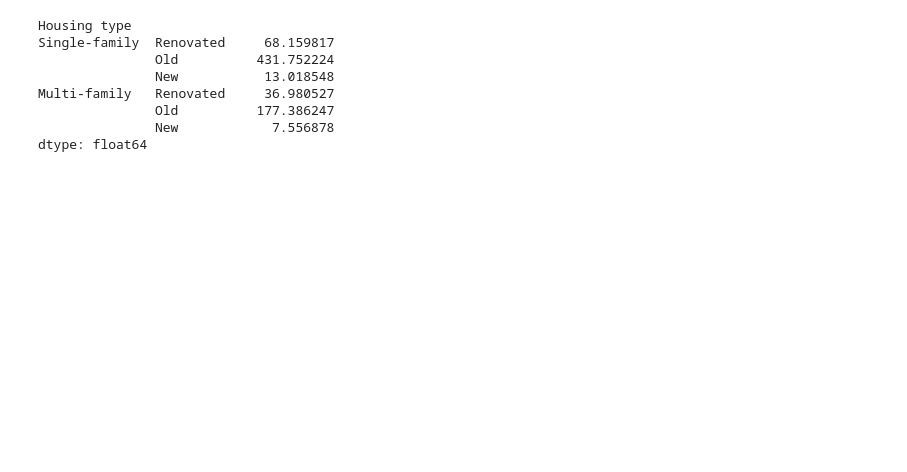
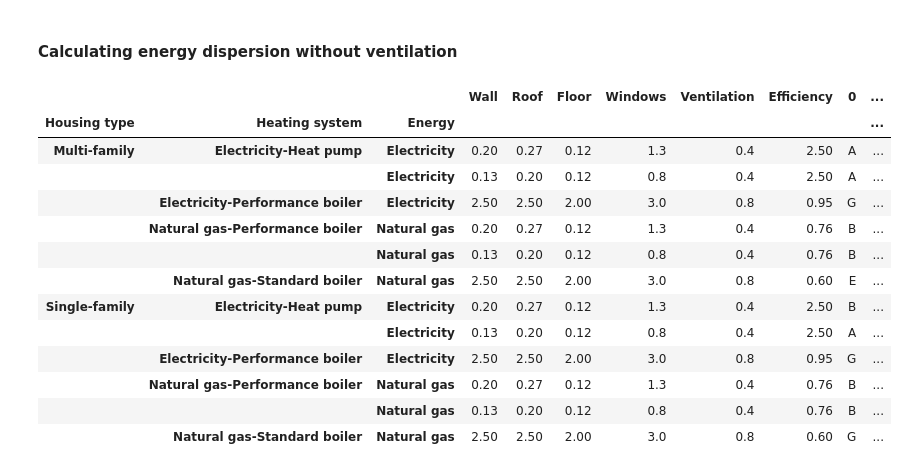
Before and after one commit to CIRED/Res-IRF4, a Jupyter notebook: project/analysis/new_consumption_function.ipynb, the cells around one changed output. Cells and saved outputs as stored; diff of their text form; code cells hidden in the pictures; blank space fills up the shorter version.

```diff
--- a/project/analysis/new_consumption_function.ipynb
+++ b/project/analysis/new_consumption_function.ipynb
@@ -30,0 +27,33 @@ buildings
+# %%
+# Wall, Roof, Floor, Windows, Air rate (ventilation), Heating system
+buildings = {'Worst electricity': [2.5, 2.5, 2, 3, 0.8, 'Electricity-Performance boiler'],
+            'Renovation electricity': [0.2, 0.27, 0.12, 1.3, 0.4, 'Electricity-Heat pump'],
+            'Renovation efficient electricity': [0.13, 0.2, 0.12, 0.8, 0.4, 'Electricity-Heat pump'],
+            'Worst gas': [2.5, 2.5, 2, 3, 0.8, 'Natural gas-Standard boiler'],
+            'Renovation gas': [0.2, 0.27, 0.12, 1.3, 0.4, 'Natural gas-Performance boiler'],
+            'Renovation efficient gas': [0.13, 0.2, 0.12, 0.8, 0.4, 'Natural gas-Performance boiler'],
+            }
+
+replace = {'Electricity-Performance boiler': 0.95,
+           'Electricity-Heat pump': 2.5,
+           'Natural gas-Standard boiler': 0.6,
+          'Natural gas-Performance boiler': 0.76,
+           }
+
+buildings = pd.DataFrame(buildings, index=['Wall', 'Roof', 'Floor', 'Windows', 'Ventilation', 'Heating system']).T
+buildings['Energy'] = buildings['Heating system'].str.split('-').str[0].rename('Energy')
+
+buildings = pd.concat([buildings, buildings], keys=['Single-family', 'Multi-family'], names=['Housing type'])
+#efficiency = pd.Series(envelope.index.get_level_values('Heating system')).replace(replace).set_axis(envelope.index)
+efficiency = buildings['Heating system'].replace(replace).set_axis(buildings.index)
+
+buildings = pd.concat((buildings, efficiency.rename('Efficiency')), axis=1)
+buildings = buildings.set_index(['Heating system', 'Energy'], append=True)
+
+buildings = buildings.droplevel(None)
+buildings = buildings.astype({
+    'Wall': 'float',
+    'Roof': 'float', 'Floor': 'float', 'Windows': 'float', 'Ventilation': 'float', 'Efficiency': 'float'
+})
+
+buildings
@@ -31,11 +75,21 @@ buildings
+# %% [markdown]
+#### Calculating energy dispersion without ventilation
 # %%
-conventional_heating_final(buildings['Wall'], buildings['Floor'], buildings['Roof'], buildings['Windows'], ratio_surface, buildings['Efficiency'])
+dpe, energy_primary = conventional_energy_3uses(buildings['Wall'], buildings['Floor'], buildings['Roof'], buildings['Windows'], ratio_surface, buildings['Efficiency'], buildings.index)
+result = pd.concat((buildings, dpe, energy_primary), axis=1).sort_index()
+result
 # %% [output]
-Housing type
-Single-family  Renovated     68.159817
-               Old          431.752224
-               New           13.018548
-Multi-family   Renovated     36.980527
-               Old          177.386247
-               New            7.556878
-dtype: float64
+|  |  |  | Wall | Roof | Floor | Windows | Ventilation | Efficiency | 0 | ... |
+| Housing type | Heating system | Energy |  |  |  |  |  |  |  | ... |
+| Multi-family | Electricity-Heat pump | Electricity | 0.20 | 0.27 | 0.12 | 1.3 | 0.4 | 2.50 | A | ... |
+|  |  | Electricity | 0.13 | 0.20 | 0.12 | 0.8 | 0.4 | 2.50 | A | ... |
+|  | Electricity-Performance boiler | Electricity | 2.50 | 2.50 | 2.00 | 3.0 | 0.8 | 0.95 | G | ... |
+|  | Natural gas-Performance boiler | Natural gas | 0.20 | 0.27 | 0.12 | 1.3 | 0.4 | 0.76 | B | ... |
+|  |  | Natural gas | 0.13 | 0.20 | 0.12 | 0.8 | 0.4 | 0.76 | B | ... |
+|  | Natural gas-Standard boiler | Natural gas | 2.50 | 2.50 | 2.00 | 3.0 | 0.8 | 0.60 | E | ... |
+| Single-family | Electricity-Heat pump | Electricity | 0.20 | 0.27 | 0.12 | 1.3 | 0.4 | 2.50 | B | ... |
+|  |  | Electricity | 0.13 | 0.20 | 0.12 | 0.8 | 0.4 | 2.50 | A | ... |
+|  | Electricity-Performance boiler | Electricity | 2.50 | 2.50 | 2.00 | 3.0 | 0.8 | 0.95 | G | ... |
+|  | Natural gas-Performance boiler | Natural gas | 0.20 | 0.27 | 0.12 | 1.3 | 0.4 | 0.76 | B | ... |
+|  |  | Natural gas | 0.13 | 0.20 | 0.12 | 0.8 | 0.4 | 0.76 | B | ... |
+|  | Natural gas-Standard boiler | Natural gas | 2.50 | 2.50 | 2.00 | 3.0 | 0.8 | 0.60 | G | ... |
```
Also changed, not shown: parts of 15 cells of this notebook, 1 other file.
